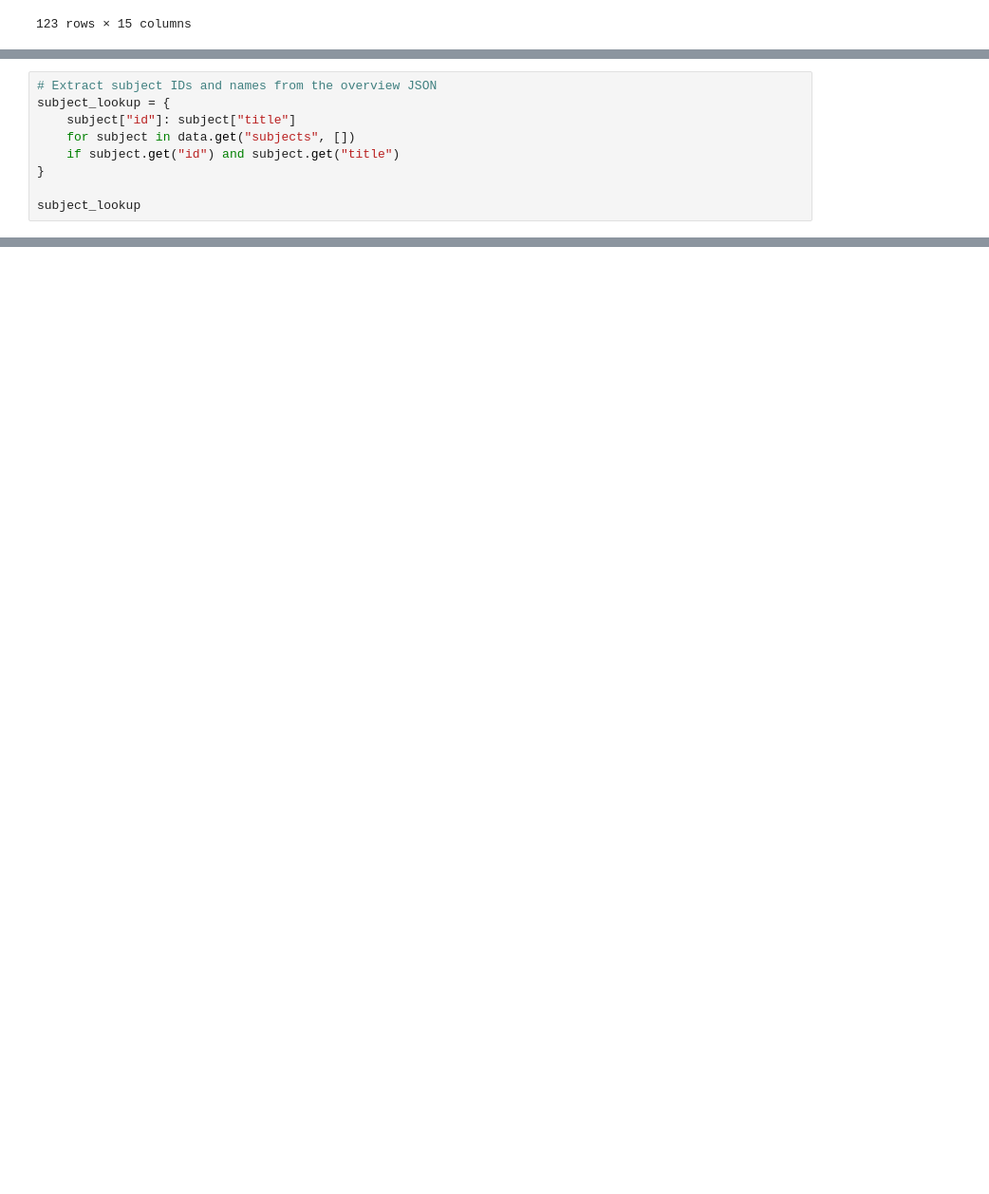
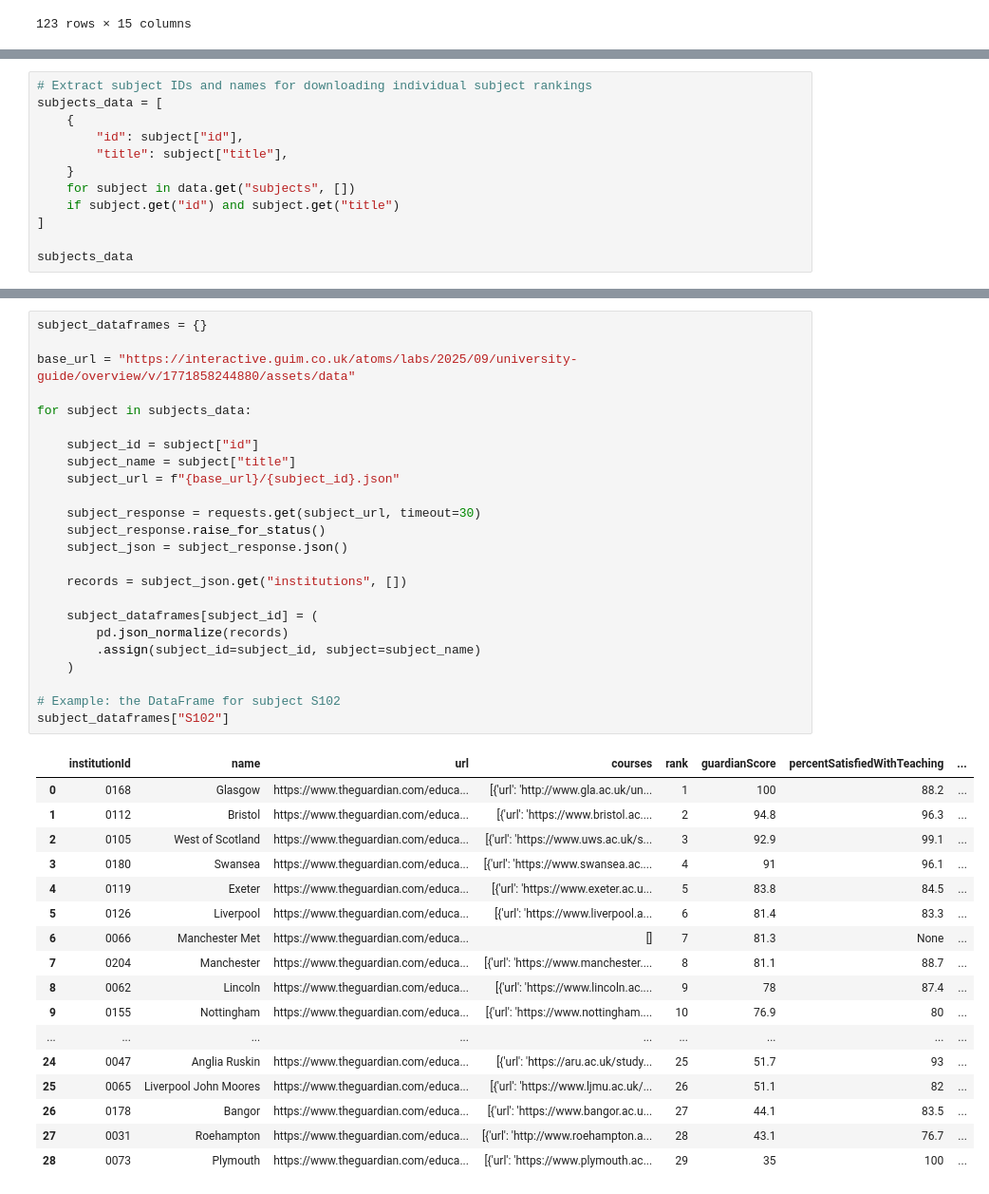
Before and after one commit to mjduarterosa/guardian-univ-ranking, a Jupyter notebook: extract_json_data.ipynb, the cells around one changed output, grey strips where cells are left out. Shown at 95% size. Cells and saved outputs as stored; diff of their text form; blank space fills up the shorter version.

Commit message:
extract json data for all subject areas

```diff
--- a/extract_json_data.ipynb
+++ b/extract_json_data.ipynb
@@ -62,9 +33,0 @@ subject_names
-# %%
-# Extract subject IDs and names from the overview JSON
-subject_lookup = {
-    subject["id"]: subject["title"]
-    for subject in data.get("subjects", [])
-    if subject.get("id") and subject.get("title")
-}
-
-subject_lookup
@@ -88,0 +37,12 @@ subject_lookup
+# %%
+# Extract subject IDs and names for downloading individual subject rankings
+subjects_data = [
+    {
+        "id": subject["id"],
+        "title": subject["title"],
+    }
+    for subject in data.get("subjects", [])
+    if subject.get("id") and subject.get("title")
+]
+
+subjects_data
@@ -88,0 +69,42 @@ subject_lookup
+# %%
+subject_dataframes = {}
+
+base_url = "https://interactive.guim.co.uk/atoms/labs/2025/09/university-guide/overview/v/1771858244880/assets/data"
+
+for subject in subjects_data:
+
+    subject_id = subject["id"]
+    subject_name = subject["title"]
+    subject_url = f"{base_url}/{subject_id}.json"
+
+    subject_response = requests.get(subject_url, timeout=30)
+    subject_response.raise_for_status()
+    subject_json = subject_response.json()
+
+    records = subject_json.get("institutions", [])
+
+    subject_dataframes[subject_id] = (
+        pd.json_normalize(records)
+        .assign(subject_id=subject_id, subject=subject_name)
+    )
+
+# Example: the DataFrame for subject S102
+subject_dataframes["S102"]
+# %% [output]
+|  | institutionId | name | url | courses | rank | guardianScore | percentSatisfiedWithTeaching | ... |
+| 0 | 0168 | Glasgow | https://www.theguardian.com/educa... | [{'url': 'http://www.gla.ac.uk/un... | 1 | 100 | 88.2 | ... |
+| 1 | 0112 | Bristol | https://www.theguardian.com/educa... | [{'url': 'https://www.bristol.ac.... | 2 | 94.8 | 96.3 | ... |
+| 2 | 0105 | West of Scotland | https://www.theguardian.com/educa... | [{'url': 'https://www.uws.ac.uk/s... | 3 | 92.9 | 99.1 | ... |
+| 3 | 0180 | Swansea | https://www.theguardian.com/educa... | [{'url': 'https://www.swansea.ac.... | 4 | 91 | 96.1 | ... |
+| 4 | 0119 | Exeter | https://www.theguardian.com/educa... | [{'url': 'https://www.exeter.ac.u... | 5 | 83.8 | 84.5 | ... |
+| 5 | 0126 | Liverpool | https://www.theguardian.com/educa... | [{'url': 'https://www.liverpool.a... | 6 | 81.4 | 83.3 | ... |
+| 6 | 0066 | Manchester Met | https://www.theguardian.com/educa... | [] | 7 | 81.3 | None | ... |
+| 7 | 0204 | Manchester | https://www.theguardian.com/educa... | [{'url': 'https://www.manchester.... | 8 | 81.1 | 88.7 | ... |
+| 8 | 0062 | Lincoln | https://www.theguardian.com/educa... | [{'url': 'https://www.lincoln.ac.... | 9 | 78 | 87.4 | ... |
+| 9 | 0155 | Nottingham | https://www.theguardian.com/educa... | [{'url': 'https://www.nottingham.... | 10 | 76.9 | 80 | ... |
+| ... | ... | ... | ... | ... | ... | ... | ... | ... |
+| 24 | 0047 | Anglia Ruskin | https://www.theguardian.com/educa... | [{'url': 'https://aru.ac.uk/study... | 25 | 51.7 | 93 | ... |
+| 25 | 0065 | Liverpool John Moores | https://www.theguardian.com/educa... | [{'url': 'https://www.ljmu.ac.uk/... | 26 | 51.1 | 82 | ... |
+| 26 | 0178 | Bangor | https://www.theguardian.com/educa... | [{'url': 'https://www.bangor.ac.u... | 27 | 44.1 | 83.5 | ... |
+| 27 | 0031 | Roehampton | https://www.theguardian.com/educa... | [{'url': 'http://www.roehampton.a... | 28 | 43.1 | 76.7 | ... |
+| 28 | 0073 | Plymouth | https://www.theguardian.com/educa... | [{'url': 'https://www.plymouth.ac... | 29 | 35 | 100 | ... |
```
Also changed, not shown: parts of 5 cells of this notebook.
